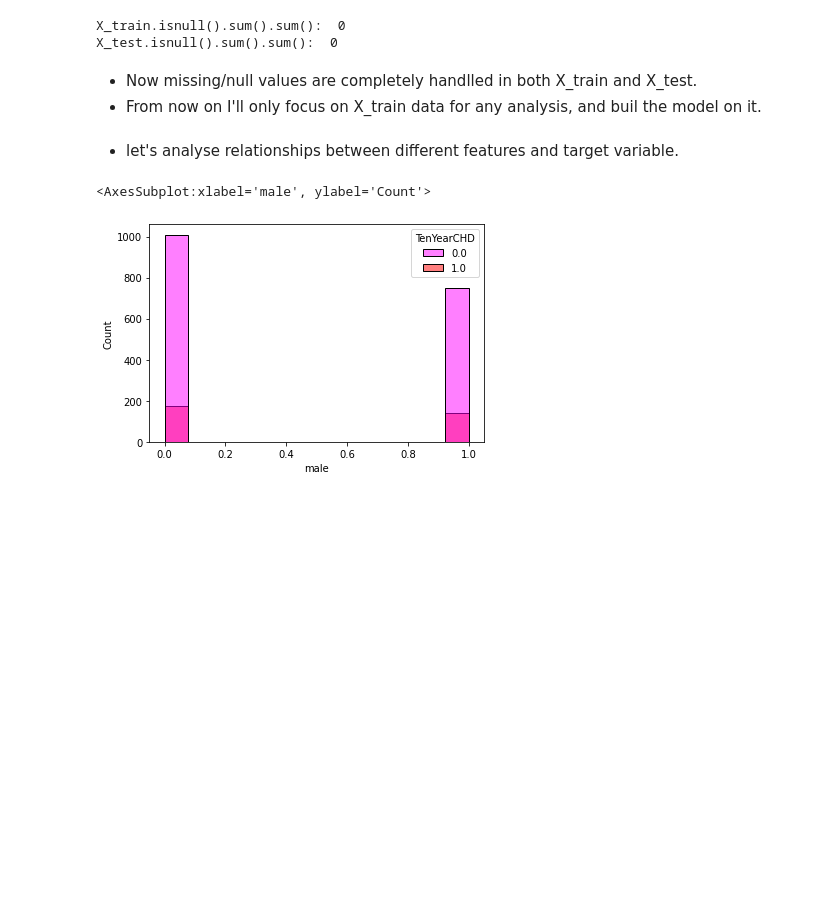
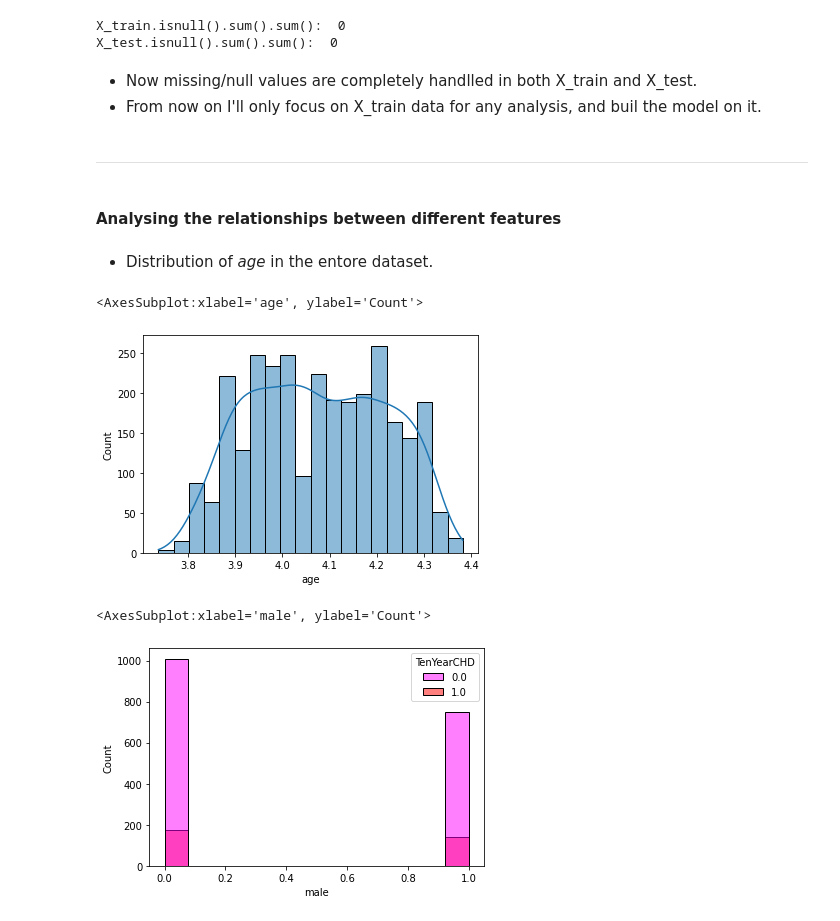
Before and after one commit to RedocamaI/heart_disease_predictor, a Jupyter notebook: heart_disease_predictor.ipynb, the cells around one changed output. Cells and saved outputs as stored; diff of their text form; code cells hidden in the pictures; blank space fills up the shorter version.

```diff
--- a/heart_disease_predictor.ipynb
+++ b/heart_disease_predictor.ipynb
@@ -285,8 +310,17 @@ X_test.isnull().sum().sum():  0
 # %% [markdown]
 - Now missing/null values are completely handlled in both X_train and X_test.
 - From now on I'll only focus on X_train data for any analysis, and buil the model on it.
+# %% [markdown]
+---
 # %% [markdown]
-- let's analyse relationships between different features and target variable.
+#### Analysing the relationships between different features
+# %% [markdown]
+- Distribution of *age* in the entore dataset.
+# %%
+sns.histplot(x=np.log(X_train['age']+10), kde=True)
+# %% [output]
+<AxesSubplot:xlabel='age', ylabel='Count'>
+[figure, added]
 # %%
 sns.histplot(x=X_train['male'], hue=y_train, palette=['Magenta','r'])
 # %% [output]
```
Also changed, not shown: parts of 25 cells of this notebook.
